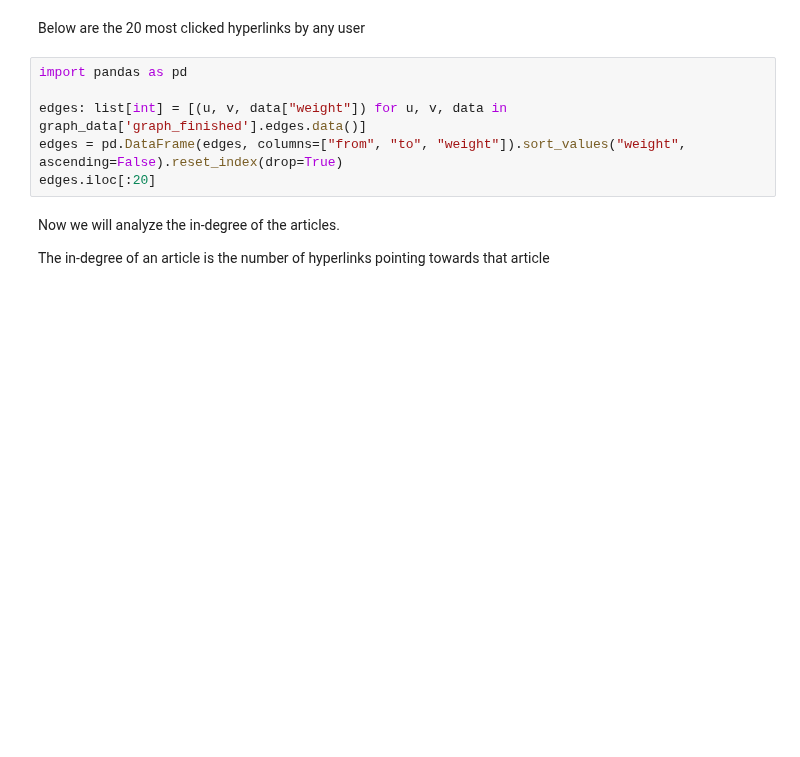
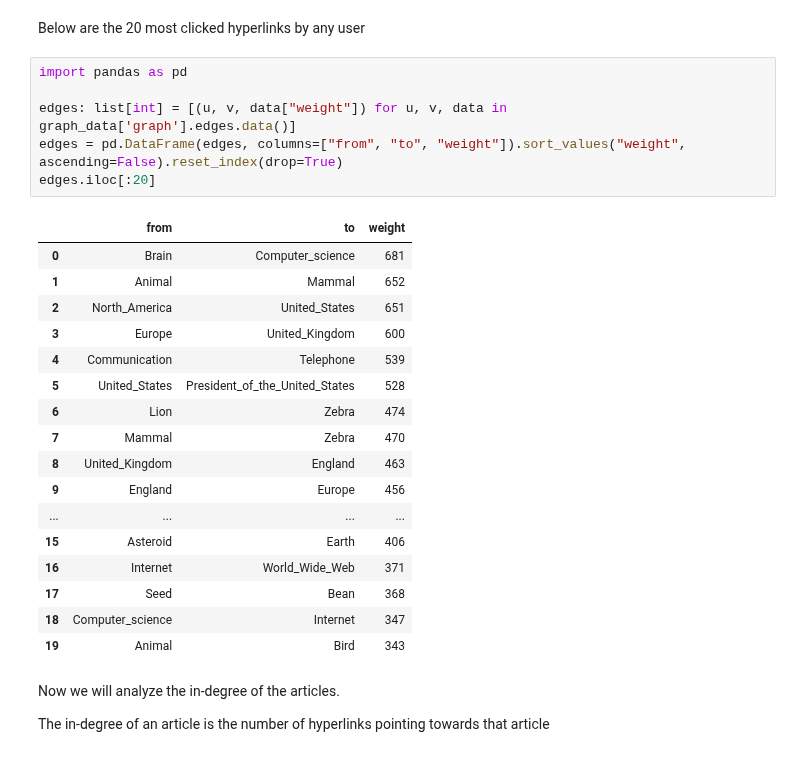
Before and after one commit to epfl-ada/ada-2024-project-5pack, a Jupyter notebook: results.ipynb, the cells around one changed output. Saved outputs shown, nothing was run; the diff lists cells and outputs as text; blank space fills up the shorter version.

```diff
--- a/results.ipynb
+++ b/results.ipynb
@@ -122,9 +177,27 @@ Below are the 20 most clicked hyperlinks by any user
 # %%
 import pandas as pd
 
-edges: list[int] = [(u, v, data["weight"]) for u, v, data in graph_data['graph_finished'].edges.data()]
+edges: list[int] = [(u, v, data["weight"]) for u, v, data in graph_data['graph'].edges.data()]
 edges = pd.DataFrame(edges, columns=["from", "to", "weight"]).sort_values("weight", ascending=False).reset_index(drop=True)
 edges.iloc[:20]
+# %% [output]
+|  | from | to | weight |
+| 0 | Brain | Computer_science | 681 |
+| 1 | Animal | Mammal | 652 |
+| 2 | North_America | United_States | 651 |
+| 3 | Europe | United_Kingdom | 600 |
+| 4 | Communication | Telephone | 539 |
+| 5 | United_States | President_of_the_United_States | 528 |
+| 6 | Lion | Zebra | 474 |
+| 7 | Mammal | Zebra | 470 |
+| 8 | United_Kingdom | England | 463 |
+| 9 | England | Europe | 456 |
+| ... | ... | ... | ... |
+| 15 | Asteroid | Earth | 406 |
+| 16 | Internet | World_Wide_Web | 371 |
+| 17 | Seed | Bean | 368 |
+| 18 | Computer_science | Internet | 347 |
+| 19 | Animal | Bird | 343 |
 # %% [markdown]
 Now we will analyze the in-degree of the articles.
 
```
Also changed, not shown: parts of 35 cells of this notebook.
